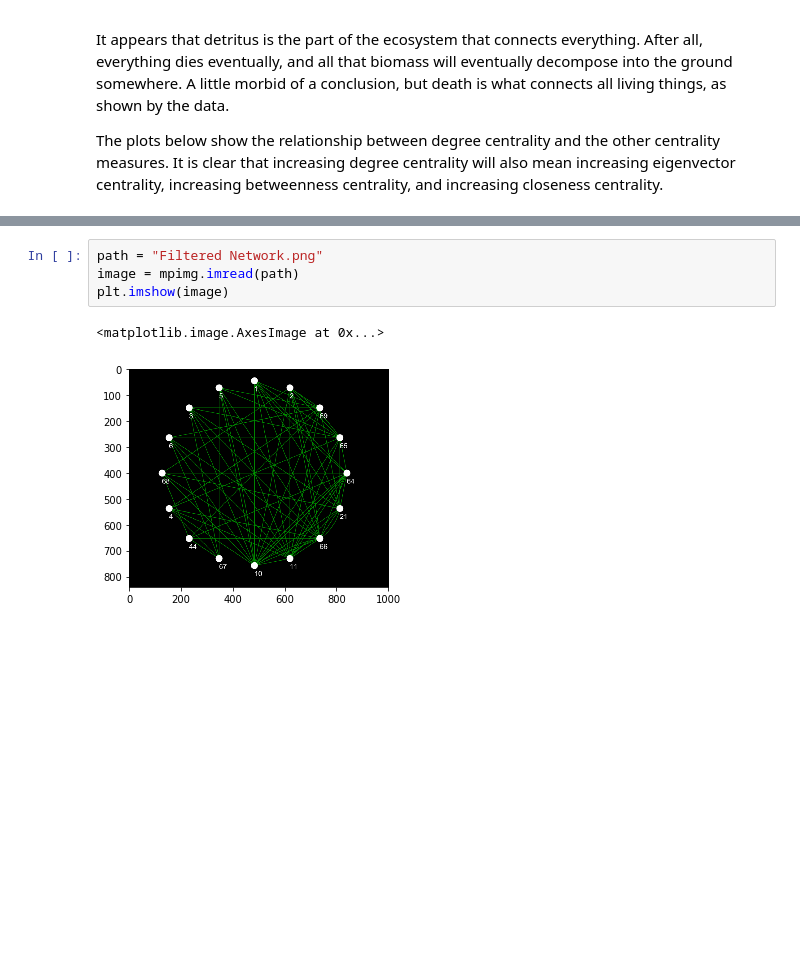
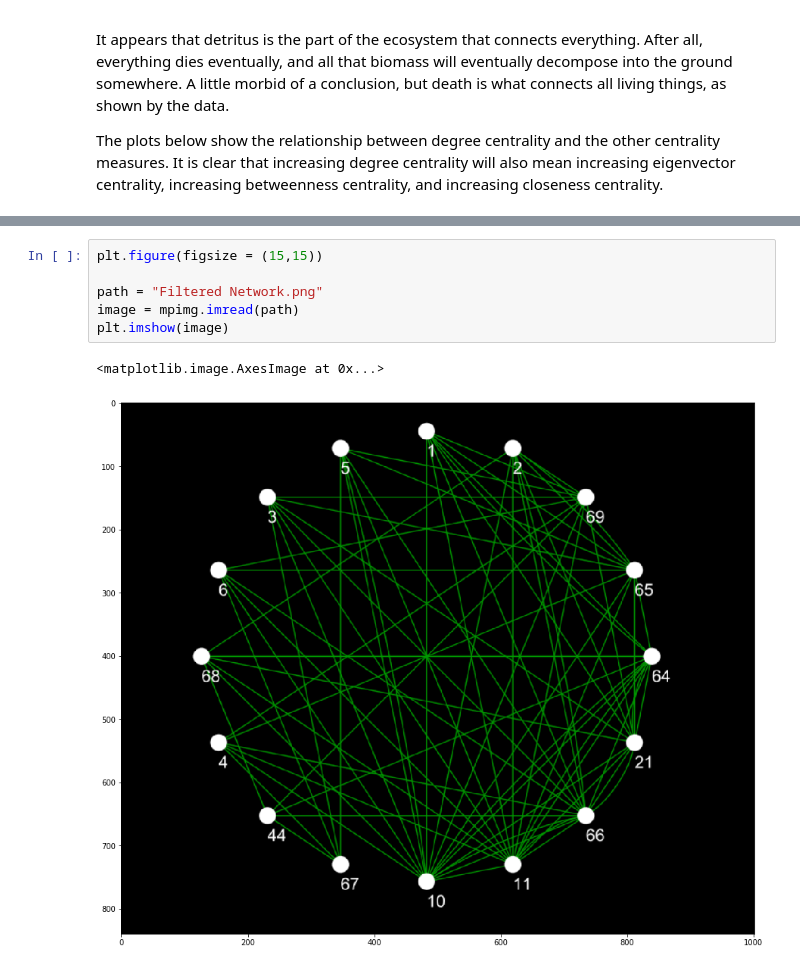
Before and after one commit to austinchan1/Data-620---Web-Analytics, a Jupyter notebook: Homework 2/Homework 2 Part 1 - Graph Visualization.ipynb, the cells around one changed output, grey strips where cells are left out. Drawn from its saved outputs; the diff is of its cells as text; blank space fills up the shorter version.

```diff
--- a/Homework 2/Homework 2 Part 1 - Graph Visualization.ipynb
+++ b/Homework 2/Homework 2 Part 1 - Graph Visualization.ipynb
@@ -126,7 +140,9 @@ plt.imshow(image)
 # %%
+plt.figure(figsize = (15,15))
+
 path = "Filtered Network.png"
 image = mpimg.imread(path)
 plt.imshow(image)
 # %% [output]
 <matplotlib.image.AxesImage at 0x...>
-[figure, old version]
+[figure, new version]
```
Also changed, not shown: parts of 13 cells of this notebook, 3 other files.
